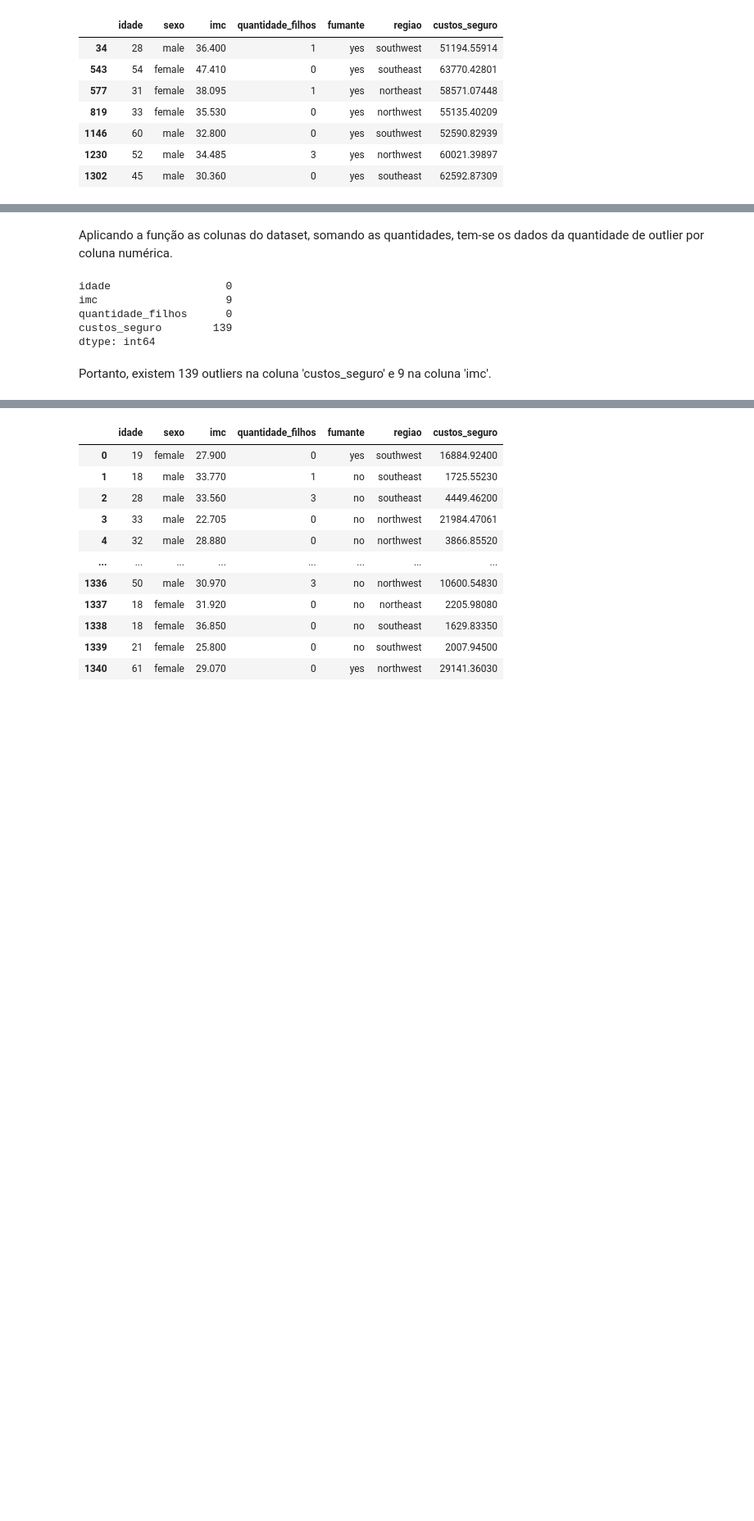
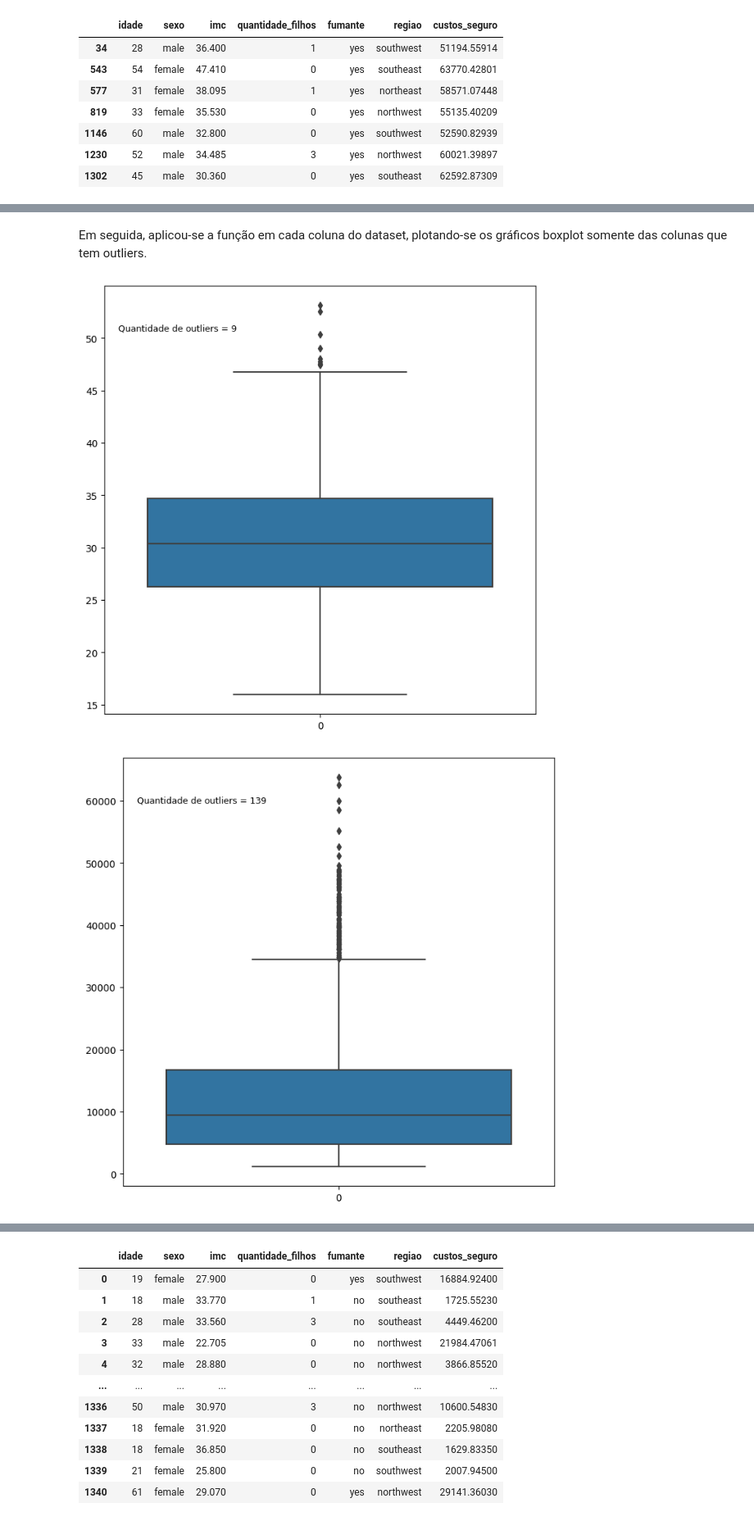
Before and after one commit to rfprates/regressao_seguro, a Jupyter notebook: case_preco_seguros.ipynb, the cells around one changed output, grey strips where cells are left out. Shown: that part at 82% size. Cells and saved outputs as stored; diff of their text form; code cells hidden in the pictures; blank space fills up the shorter version.

```diff
--- a/case_preco_seguros.ipynb
+++ b/case_preco_seguros.ipynb
@@ -161,15 +151,36 @@ def is_outlier (array):
     lower_outlier = q1 - 1.5*iqr
 
     return ((array<lower_outlier) | (array>upper_outlier))
-# %% [markdown]
-Aplicando a função as colunas do dataset, somando as quantidades, tem-se os dados da quantidade de outlier por coluna numérica.
-# %%
-df.select_dtypes('number').apply(is_outlier).sum()
-# %% [output]
-idade                  0
-imc                    9
-quantidade_filhos      0
-custos_seguro        139
-dtype: int64
-# %% [markdown]
-Portanto, existem 139 outliers na coluna 'custos_seguro' e 9 na coluna 'imc'.
+# %% [markdown]
+Em seguida, aplicou-se a função em cada coluna do dataset, plotando-se os gráficos boxplot somente das colunas que tem outliers.
+# %%
+# definindo um data frame com a quantidade de outliers por coluna
+
+outliers_df = (df.select_dtypes('number')                       # selecionando somente as colunas numéricas
+               .apply(is_outlier)                               # aplicando a função definida anteriormente
+               .sum()                                           # calculando o total de outliers presentes na coluna
+               .reset_index()                                   # adicionando uma nova coluna 'index' na Series, criando assim um Data Frame
+               .rename(columns = {'index': 'colunas_df'})       # renomeando a coluna 'index' para 'colunas_df'
+)
+
+# criando uma lista somente com o nome das colunas que apresentam outliers
+colunas_outliers = outliers_df[outliers_df[0]>0]['colunas_df'].to_list()
+colunas_outliers
+
+# plotando um gráfico boxplot por coluna que está na lista criada anteriormente
+for coluna in colunas_outliers:
+
+    figura = plt.figure(figsize = (8,8))
+
+    sns.boxplot(data = df[coluna])
+
+    qtd_outliers = outliers_df[outliers_df['colunas_df'] == coluna][0].to_numpy()[0]
+
+    legenda = f'Quantidade de outliers = {qtd_outliers}'
+
+    figura.text(0.15, 0.8, legenda, size = 9, color='black')
+
+    plt.show()
+# %% [output]
+[figure, added]
+[figure, added]
```
Also changed, not shown: parts of 7 cells of this notebook.
